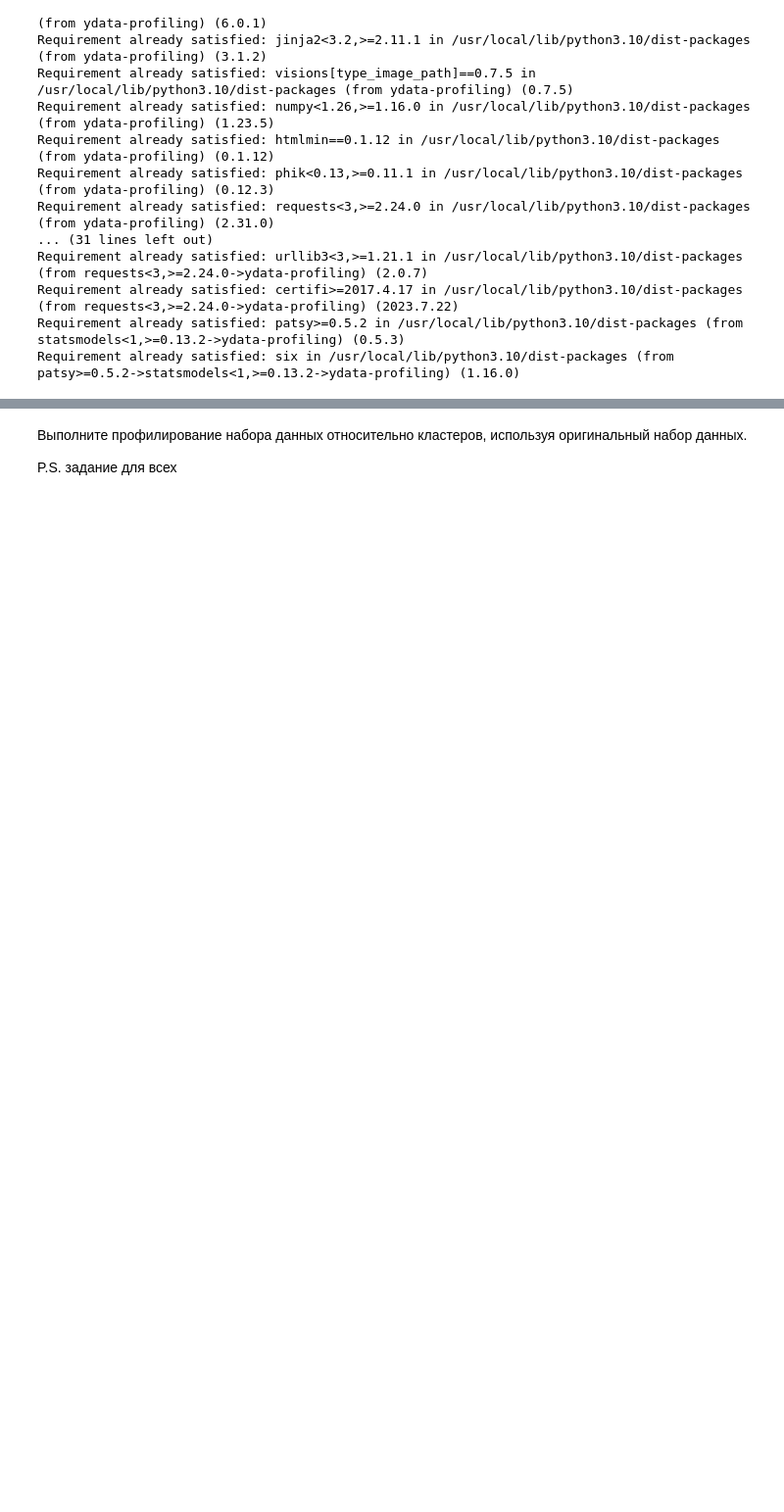
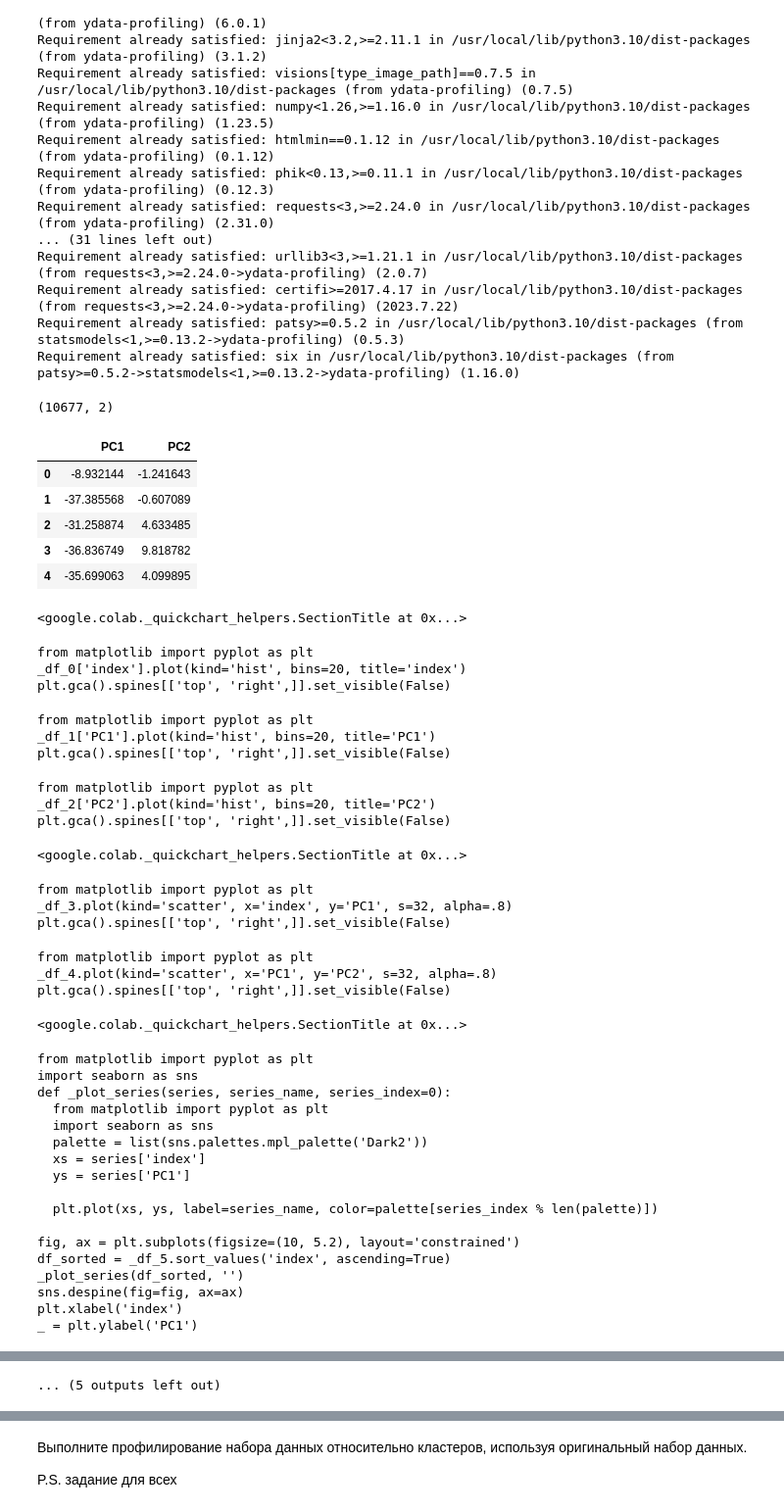
Before and after one commit to fluffymouses/fluffymouses, a Jupyter notebook: lab4/Задание_4.ipynb, the cells around one changed output, grey strips where cells are left out. Shown: that part at 98% size. Saved outputs shown, nothing was run; the diff lists cells and outputs as text; code cells hidden in the pictures; blank space fills up the shorter version.

```diff
--- a/lab4/Задание_4.ipynb
+++ b/lab4/Задание_4.ipynb
@@ -258,3 +258,58 @@ Requirement already satisfied: six in /usr/local/lib/python3.10/dist-packages (f
 Здесь визуализация кластеров иерархической кластеризации
 (Для многомерных данных используйте сжатие методами (на выбор один из) PCA/t-TSNE/umap до 2,3 точек - влияет на вид гарфика, если 2 точки - то двумерный, если три точки - то трехмерный)
 """
+# %%
+#PCA сжатие
+from sklearn.decomposition import PCA
+pca = PCA(n_components=2)
+X_pca = pca.fit_transform(X)
+
+# Convert to data frame
+principal_df = pd.DataFrame(data = X_pca, columns = ['PC1', 'PC2'])
+
+# Shape and preview
+print(principal_df.shape)
+principal_df.head()
+# %% [output]
+(10677, 2)
+|  | PC1 | PC2 |
+| 0 | -8.932144 | -1.241643 |
+| 1 | -37.385568 | -0.607089 |
+| 2 | -31.258874 | 4.633485 |
+| 3 | -36.836749 | 9.818782 |
+| 4 | -35.699063 | 4.099895 |
+<google.colab._quickchart_helpers.SectionTitle at 0x...>
+from matplotlib import pyplot as plt
+_df_0['index'].plot(kind='hist', bins=20, title='index')
+plt.gca().spines[['top', 'right',]].set_visible(False)
+from matplotlib import pyplot as plt
+_df_1['PC1'].plot(kind='hist', bins=20, title='PC1')
+plt.gca().spines[['top', 'right',]].set_visible(False)
+from matplotlib import pyplot as plt
+_df_2['PC2'].plot(kind='hist', bins=20, title='PC2')
+plt.gca().spines[['top', 'right',]].set_visible(False)
+<google.colab._quickchart_helpers.SectionTitle at 0x...>
+from matplotlib import pyplot as plt
+_df_3.plot(kind='scatter', x='index', y='PC1', s=32, alpha=.8)
+plt.gca().spines[['top', 'right',]].set_visible(False)
+from matplotlib import pyplot as plt
+_df_4.plot(kind='scatter', x='PC1', y='PC2', s=32, alpha=.8)
+plt.gca().spines[['top', 'right',]].set_visible(False)
+<google.colab._quickchart_helpers.SectionTitle at 0x...>
+from matplotlib import pyplot as plt
+import seaborn as sns
+def _plot_series(series, series_name, series_index=0):
+  from matplotlib import pyplot as plt
+  import seaborn as sns
+  palette = list(sns.palettes.mpl_palette('Dark2'))
+  xs = series['index']
+  ys = series['PC1']
+
+  plt.plot(xs, ys, label=series_name, color=palette[series_index % len(palette)])
+
+fig, ax = plt.subplots(figsize=(10, 5.2), layout='constrained')
+df_sorted = _df_5.sort_values('index', ascending=True)
+_plot_series(df_sorted, '')
+sns.despine(fig=fig, ax=ax)
+plt.xlabel('index')
+_ = plt.ylabel('PC1')
@@ -261,3 +333,4 @@ Requirement already satisfied: six in /usr/local/lib/python3.10/dist-packages (f
+... (5 outputs left out)
 # %%
 from sklearn.cluster import AgglomerativeClustering
 from scipy.cluster.hierarchy import dendrogram
```
Also changed, not shown: parts of 2 cells of this notebook.
